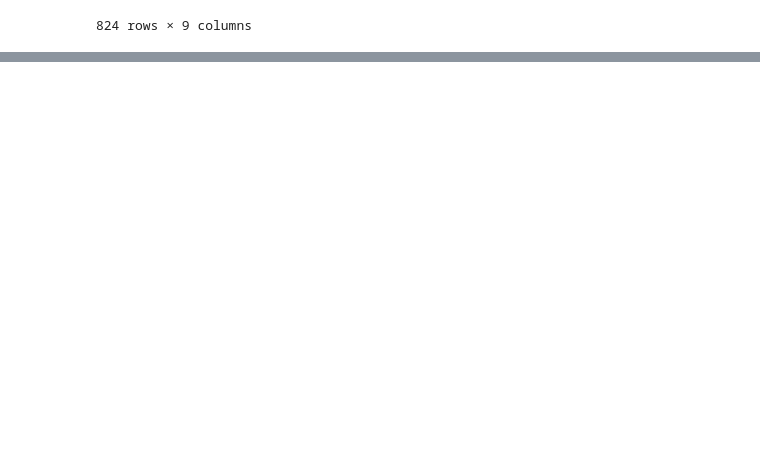
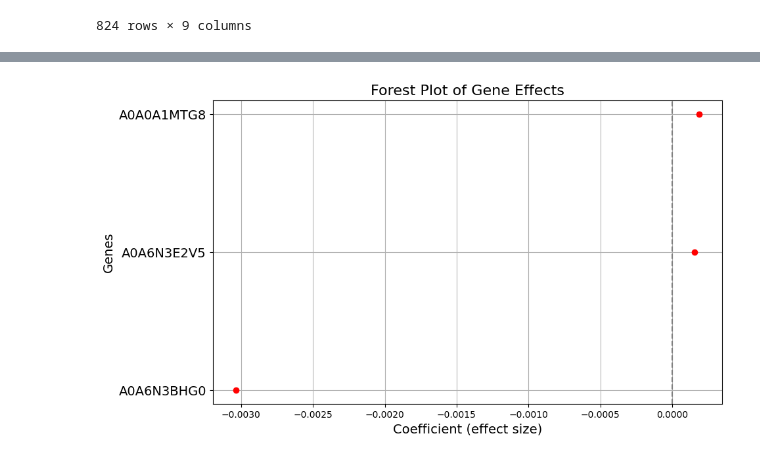
Before and after one commit to oliverdesa/Clustering_Metagenomics, a Jupyter notebook: src/clustering/cluster_analysis.ipynb, the cells around one changed output, grey strips where cells are left out. Saved outputs shown, nothing was run; the diff lists cells and outputs as text; code cells hidden in the pictures; blank space fills up the shorter version.

Commit message:
Function to make forest plots complete
function to generate forest plot comparing individual proteins to the overall clsuter is complete. Now adding functionality to loop through a list of enzymes

```diff
--- a/src/clustering/cluster_analysis.ipynb
+++ b/src/clustering/cluster_analysis.ipynb
@@ -216 +235,25 @@ display(A0A6N3BHG0_taxa)
+# %%
+# Sorting the DataFrame by the coefficients for better visual representation
+A0A6N3BHG0_uniref = A0A6N3BHG0_uniref.sort_values('coef')
+
+# Creating the plot
+plt.figure(figsize=(10, 6))  # Increased figure size for better readability
+plt.axvline(x=0, color='grey', linestyle='--')  # Reference line at zero effect
+
+# Plotting each gene without labels
+plt.plot(A0A6N3BHG0_uniref['coef'], range(len(A0A6N3BHG0_uniref)), 'ro')  # 'ro' is for red circle
+
+# Setting the y-ticks to gene names
+plt.yticks(range(len(A0A6N3BHG0_uniref)), A0A6N3BHG0_uniref['feature'], fontsize=14)  # Increased font size for y-axis
+
+# Adding labels and title with larger fonts
+plt.xlabel('Coefficient (effect size)', fontsize=14)
+plt.ylabel('Genes', fontsize=14)
+plt.title('Forest Plot of Gene Effects', fontsize=16)
+plt.grid(True)
+
+# Display the plot
+plt.show()
+# %% [output]
+[figure, added]
 # %%
```
Also changed, not shown: parts of 5 cells of this notebook.
